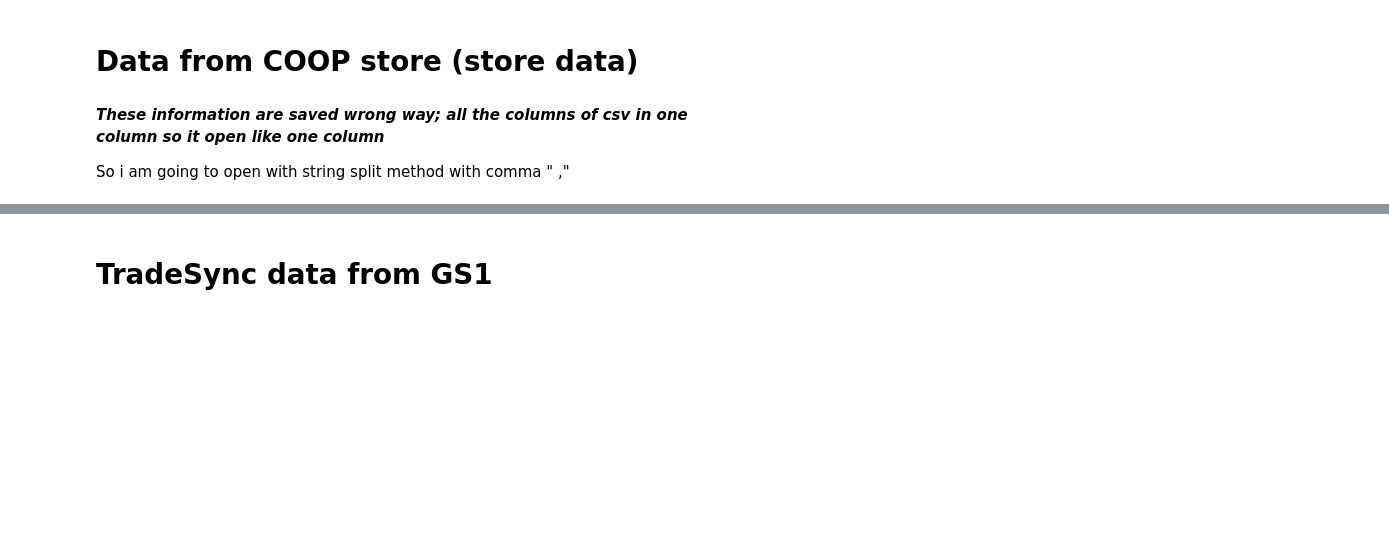
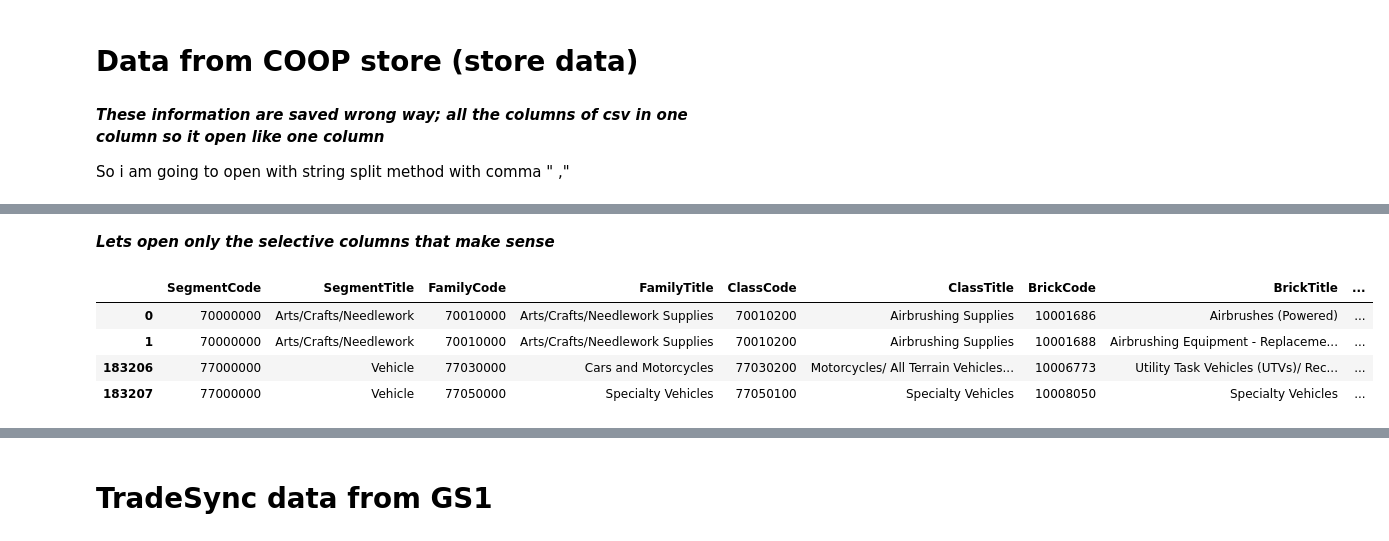
Before and after one commit to mrchapagain/ConsumerDataAnalytics, a Jupyter notebook: Data_Exploration.ipynb, the cells around one changed output, grey strips where cells are left out. Cells and saved outputs as stored; diff of their text form; code cells hidden in the pictures; blank space fills up the shorter version.

```diff
--- a/Data_Exploration.ipynb
+++ b/Data_Exploration.ipynb
@@ -461,0 +465,14 @@ So i am going to open with string split method with comma " ,"
+# %% [markdown]
+***Lets open only the selective columns that make sense***
+# %%
+# Selective columns names
+columns = ['SegmentCode', 'SegmentTitle', 'FamilyCode', 'FamilyTitle', 'ClassCode', 'ClassTitle', 'BrickCode', 'BrickTitle', 'AttributeCode', 'AttributeTitle', 'AttributeValueCode', 'AttributeValueTitle']
+
+# Open the dataset with selective columns names
+data_tradesync_excel[columns].head(2).append(data_tradesync_excel[columns].tail(2))
+# %% [output]
+|  | SegmentCode | SegmentTitle | FamilyCode | FamilyTitle | ClassCode | ClassTitle | BrickCode | BrickTitle | ... |
+| 0 | 70000000 | Arts/Crafts/Needlework | 70010000 | Arts/Crafts/Needlework Supplies | 70010200 | Airbrushing Supplies | 10001686 | Airbrushes (Powered) | ... |
+| 1 | 70000000 | Arts/Crafts/Needlework | 70010000 | Arts/Crafts/Needlework Supplies | 70010200 | Airbrushing Supplies | 10001688 | Airbrushing Equipment - Replaceme... | ... |
+| 183206 | 77000000 | Vehicle | 77030000 | Cars and Motorcycles | 77030200 | Motorcycles/ All Terrain Vehicles... | 10006773 | Utility Task Vehicles (UTVs)/ Rec... | ... |
+| 183207 | 77000000 | Vehicle | 77050000 | Specialty Vehicles | 77050100 | Specialty Vehicles | 10008050 | Specialty Vehicles | ... |
```
Also changed, not shown: parts of 13 cells of this notebook.
